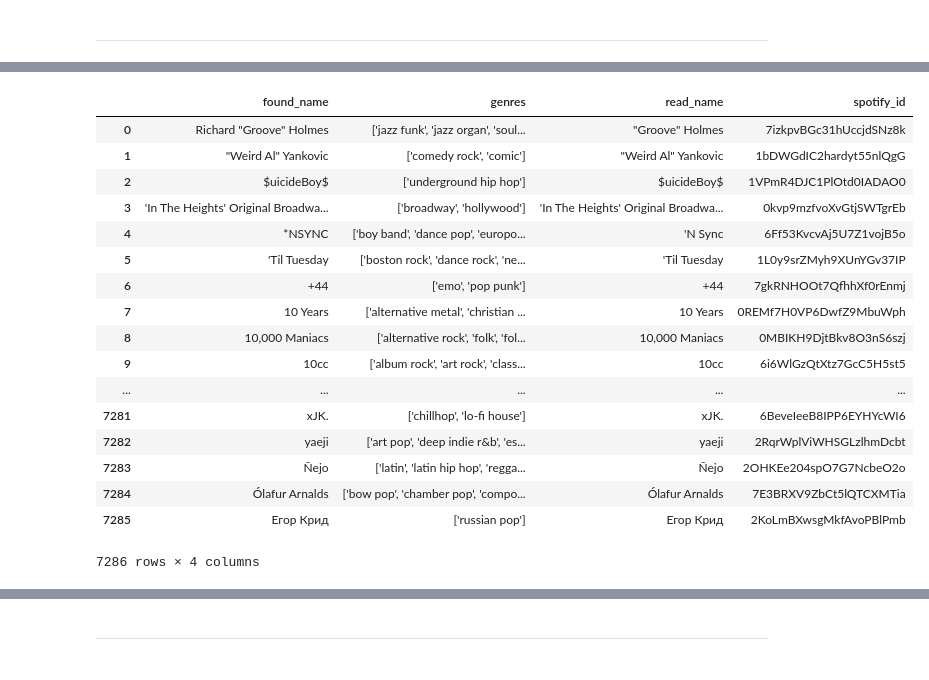
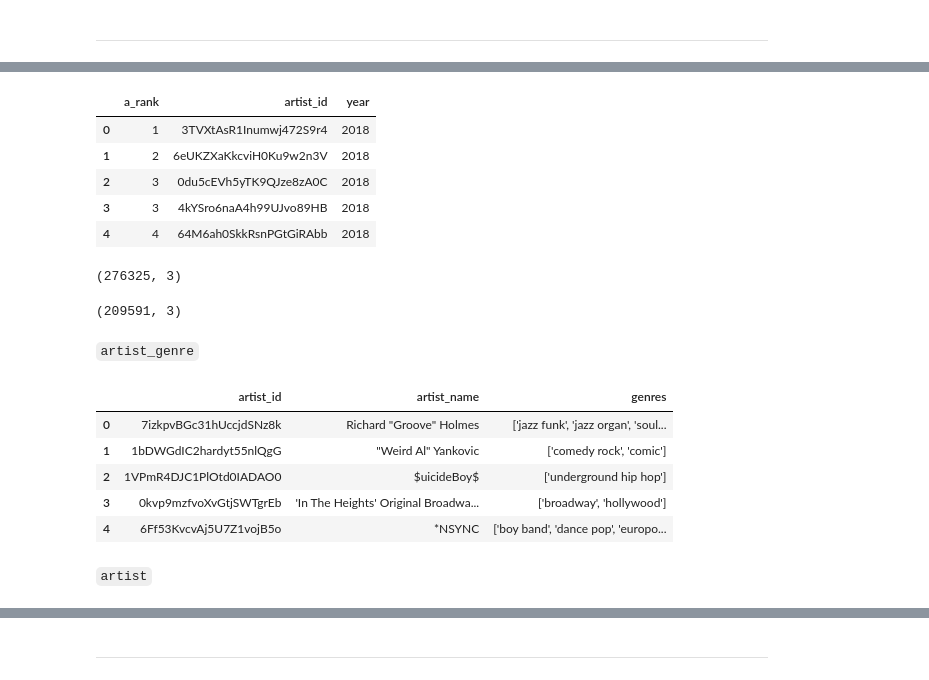
Before and after one commit to LukeMainwaring/MusicGenreViz, a Jupyter notebook: data_mining/data_upload.ipynb, the cells around one changed output, grey strips where cells are left out. Saved outputs shown, nothing was run; the diff lists cells and outputs as text; code cells hidden in the pictures.

Commit message:
Data upload notebook, table creation SQL, final CSV files

```diff
--- a/data_mining/data_upload.ipynb
+++ b/data_mining/data_upload.ipynb
@@ -173,0 +296,18 @@ billboard_df
+# %%
+artist_rank_df = pd.DataFrame(clean_billboard_objects)
+artist_rank_df.head()
+# %% [output]
+|  | a_rank | artist_id | year |
+| 0 | 1 | 3TVXtAsR1Inumwj472S9r4 | 2018 |
+| 1 | 2 | 6eUKZXaKkcviH0Ku9w2n3V | 2018 |
+| 2 | 3 | 0du5cEVh5yTK9QJze8zA0C | 2018 |
+| 3 | 3 | 4kYSro6naA4h99UJvo89HB | 2018 |
+| 4 | 4 | 64M6ah0SkkRsnPGtGiRAbb | 2018 |
+# %%
+artist_rank_df.shape
+# %% [output]
+(276325, 3)
+# %%
+artist_rank_df.drop_duplicates().shape
+# %% [output]
+(209591, 3)
@@ -174,23 +316,15 @@ billboard_df
+# %% [markdown]
+`artist_genre`
 # %%
 artist_genre_file = 'artists_genres_cleaned.csv'
 artist_genre_df = pd.read_csv(artist_genre_file)
-artist_genre_df
+artist_genre_df.head()
 # %% [output]
-|  | found_name | genres | read_name | spotify_id |
-| 0 | Richard "Groove" Holmes | ['jazz funk', 'jazz organ', 'soul... | "Groove" Holmes | 7izkpvBGc31hUccjdSNz8k |
-| 1 | "Weird Al" Yankovic | ['comedy rock', 'comic'] | "Weird Al" Yankovic | 1bDWGdIC2hardyt55nlQgG |
-| 2 | $uicideBoy$ | ['underground hip hop'] | $uicideBoy$ | 1VPmR4DJC1PlOtd0IADAO0 |
-| 3 | 'In The Heights' Original Broadwa... | ['broadway', 'hollywood'] | 'In The Heights' Original Broadwa... | 0kvp9mzfvoXvGtjSWTgrEb |
-| 4 | *NSYNC | ['boy band', 'dance pop', 'europo... | 'N Sync | 6Ff53KvcvAj5U7Z1vojB5o |
-| 5 | 'Til Tuesday | ['boston rock', 'dance rock', 'ne... | 'Til Tuesday | 1L0y9srZMyh9XUnYGv37IP |
-| 6 | +44 | ['emo', 'pop punk'] | +44 | 7gkRNHOOt7QfhhXf0rEnmj |
-| 7 | 10 Years | ['alternative metal', 'christian ... | 10 Years | 0REMf7H0VP6DwfZ9MbuWph |
-| 8 | 10,000 Maniacs | ['alternative rock', 'folk', 'fol... | 10,000 Maniacs | 0MBIKH9DjtBkv8O3nS6szj |
-| 9 | 10cc | ['album rock', 'art rock', 'class... | 10cc | 6i6WlGzQtXtz7GcC5H5st5 |
-| ... | ... | ... | ... | ... |
-| 7281 | xJK. | ['chillhop', 'lo-fi house'] | xJK. | 6BeveIeeB8IPP6EYHYcWI6 |
-| 7282 | yaeji | ['art pop', 'deep indie r&b', 'es... | yaeji | 2RqrWplViWHSGLzlhmDcbt |
-| 7283 | Ñejo | ['latin', 'latin hip hop', 'regga... | Ñejo | 2OHKEe204spO7G7NcbeO2o |
-| 7284 | Ólafur Arnalds | ['bow pop', 'chamber pop', 'compo... | Ólafur Arnalds | 7E3BRXV9ZbCt5lQTCXMTia |
-| 7285 | Егор Крид | ['russian pop'] | Егор Крид | 2KoLmBXwsgMkfAvoPBlPmb |
+|  | artist_id | artist_name | genres |
+| 0 | 7izkpvBGc31hUccjdSNz8k | Richard "Groove" Holmes | ['jazz funk', 'jazz organ', 'soul... |
+| 1 | 1bDWGdIC2hardyt55nlQgG | "Weird Al" Yankovic | ['comedy rock', 'comic'] |
+| 2 | 1VPmR4DJC1PlOtd0IADAO0 | $uicideBoy$ | ['underground hip hop'] |
+| 3 | 0kvp9mzfvoXvGtjSWTgrEb | 'In The Heights' Original Broadwa... | ['broadway', 'hollywood'] |
+| 4 | 6Ff53KvcvAj5U7Z1vojB5o | *NSYNC | ['boy band', 'dance pop', 'europo... |
-7286 rows × 4 columns
+# %% [markdown]
+`artist`
```
Also changed, not shown: parts of 89 cells of this notebook, 8 other files.
